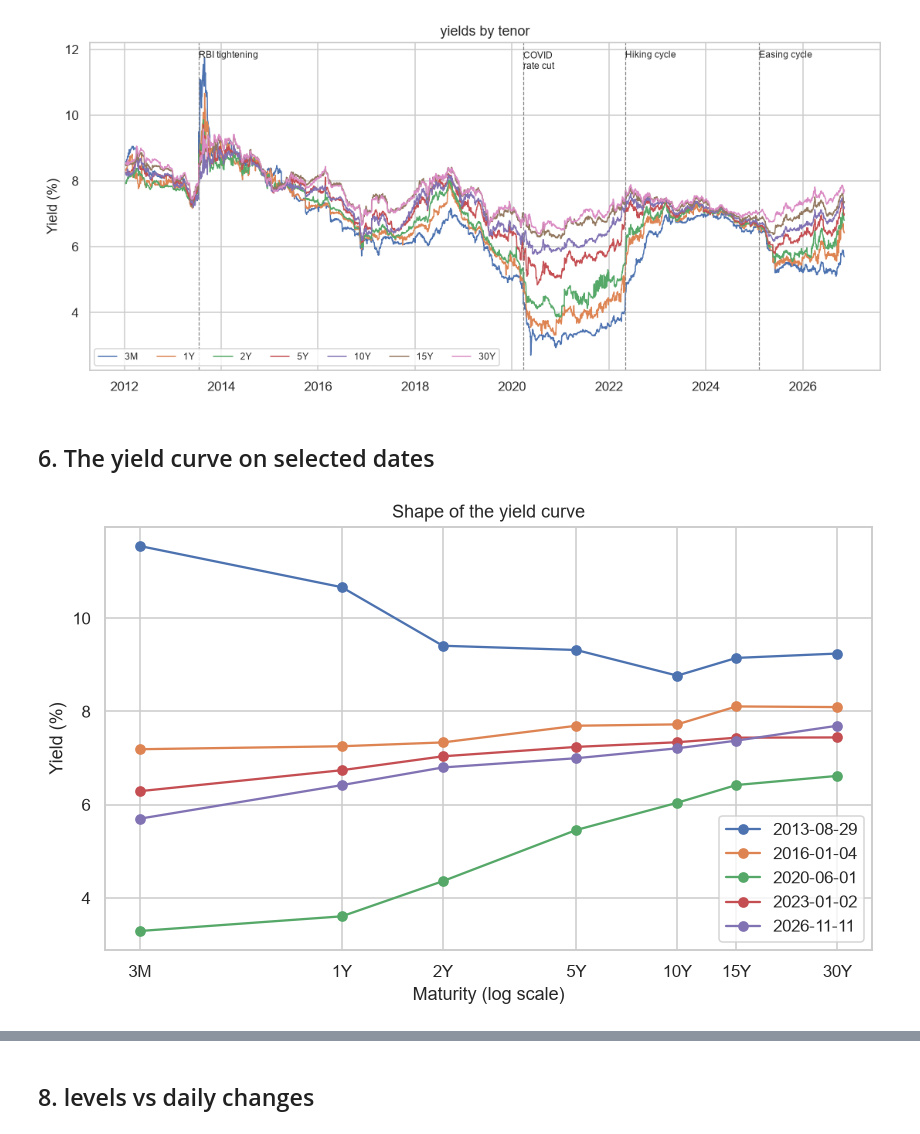
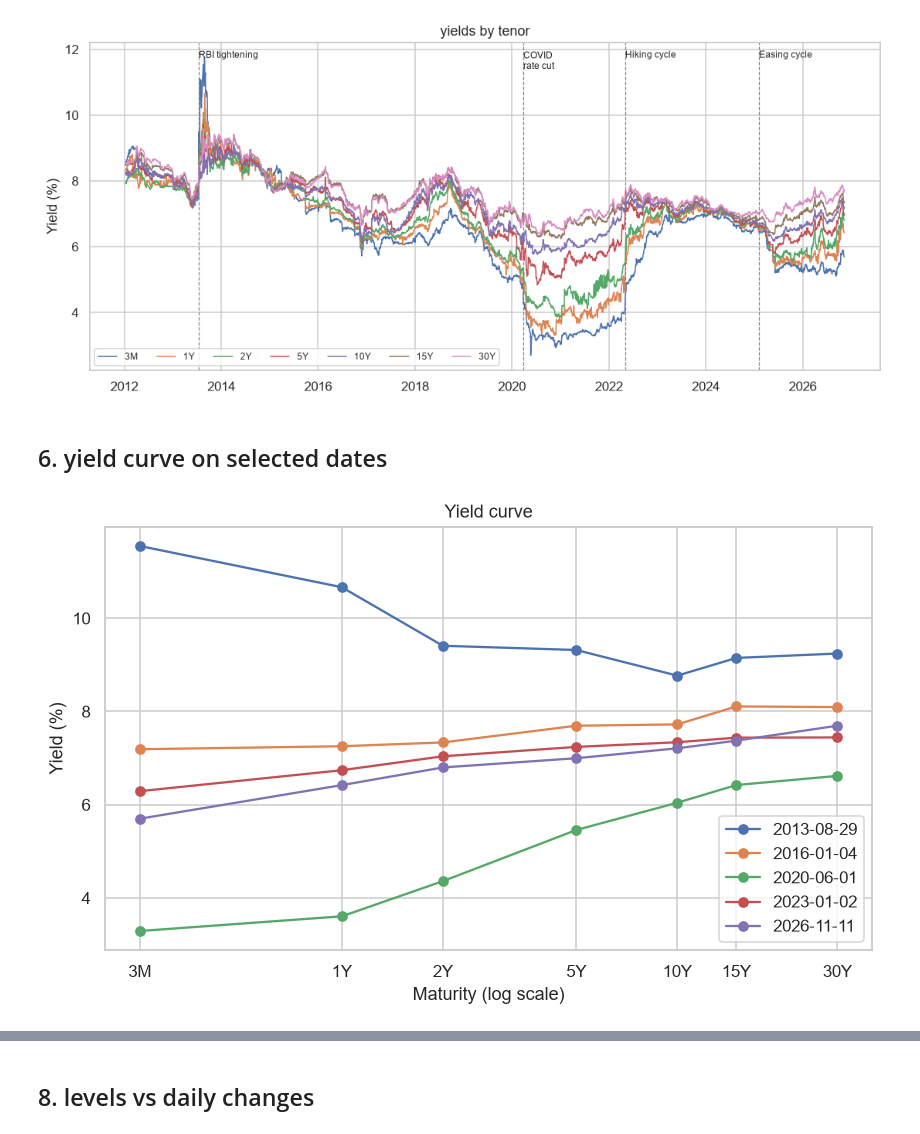
Before and after one commit to Krish-Arun/Yield_Curve_Prediction, a Jupyter notebook: 01_data_eda.ipynb, the cells around one changed output, grey strips where cells are left out. Cells and saved outputs as stored; diff of their text form; code cells hidden in the pictures.

```diff
--- a/01_data_eda.ipynb
+++ b/01_data_eda.ipynb
@@ -165,24 +165,24 @@ plt.show()
 # %% [output]
 [figure]
 # %% [markdown]
-## 6. The yield curve on selected dates
+## 6. yield curve on selected dates
 # %%
 snap_dates = ["2013-08-29", "2016-01-04", "2020-06-01", "2023-01-02", str(data.index.max().date())]
 x = [TENOR_YEARS[t] for t in TENORS]
 
 fig, ax = plt.subplots(figsize=(9, 5))
 for d in snap_dates:
     row = data.loc[data.index.asof(pd.Timestamp(d)), TENORS]
     ax.plot(x, row.values, marker="o", label=str(row.name.date()))
 ax.set_xscale("log")
 ax.set_xticks(x)
 ax.set_xticklabels(TENORS)
 ax.set_xlabel("Maturity (log scale)")
 ax.set_ylabel("Yield (%)")
-ax.set_title("Shape of the yield curve")
+ax.set_title("Yield curve")
 ax.legend()
 savefig("02_curve_snapshots")
 plt.show()
 # %% [output]
-[figure, old version]
+[figure, new version]
 # %% [markdown]
```
Also changed, not shown: parts of 11 cells of this notebook, 4 other files.
